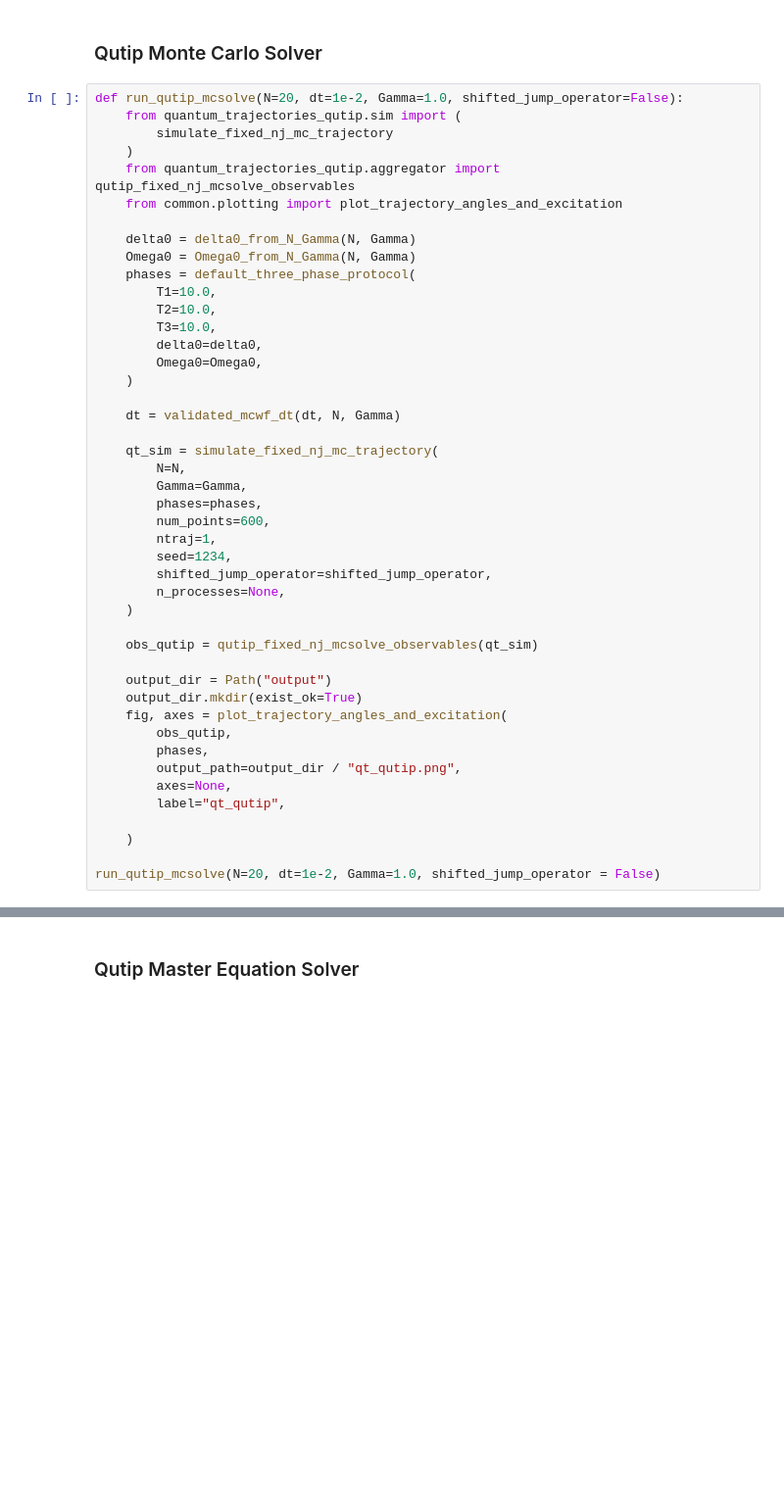
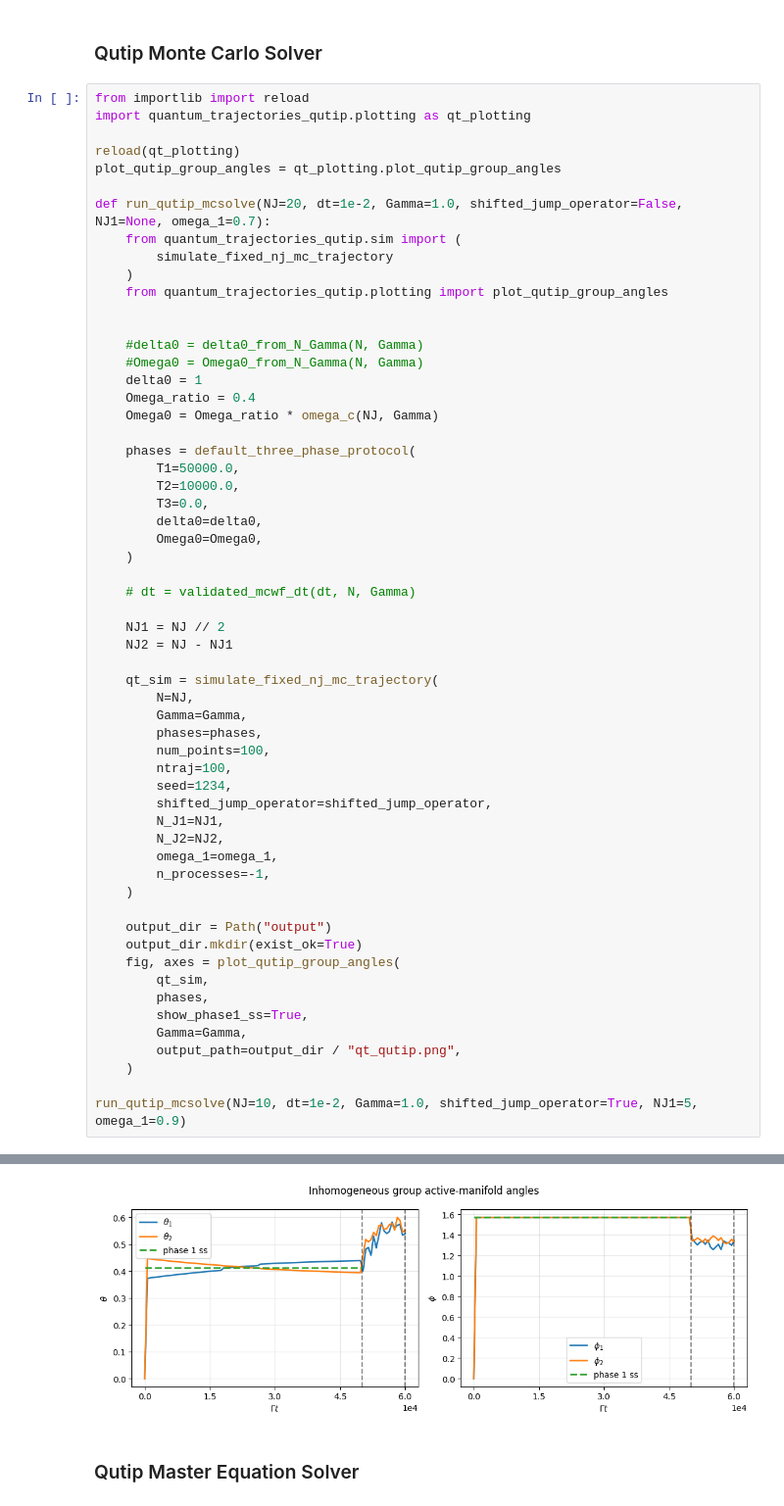
Before and after one commit to AsharKamal98/cavity-OAT, a Jupyter notebook: main.ipynb, the cells around one changed output, grey strips where cells are left out. Shown at 98% size. Drawn from its saved outputs; the diff is of its cells as text; blank space fills up the shorter version.

```diff
--- a/main.ipynb
+++ b/main.ipynb
@@ -688,47 +710,61 @@ inhom xi timing: group theta_S/phi_S construction finished in 0.000 s
 # %% [markdown]
 ### Qutip Monte Carlo Solver
 # %%
-def run_qutip_mcsolve(N=20, dt=1e-2, Gamma=1.0, shifted_jump_operator=False):
+from importlib import reload
+import quantum_trajectories_qutip.plotting as qt_plotting
+
+reload(qt_plotting)
+plot_qutip_group_angles = qt_plotting.plot_qutip_group_angles
+
+def run_qutip_mcsolve(NJ=20, dt=1e-2, Gamma=1.0, shifted_jump_operator=False, NJ1=None, omega_1=0.7):
     from quantum_trajectories_qutip.sim import (
         simulate_fixed_nj_mc_trajectory
     )
-    from quantum_trajectories_qutip.aggregator import qutip_fixed_nj_mcsolve_observables
-    from common.plotting import plot_trajectory_angles_and_excitation
+    from quantum_trajectories_qutip.plotting import plot_qutip_group_angles
 
-    delta0 = delta0_from_N_Gamma(N, Gamma)
-    Omega0 = Omega0_from_N_Gamma(N, Gamma)
+
+    #delta0 = delta0_from_N_Gamma(N, Gamma)
+    #Omega0 = Omega0_from_N_Gamma(N, Gamma)
+    delta0 = 1
+    Omega_ratio = 0.4
+    Omega0 = Omega_ratio * omega_c(NJ, Gamma)
+
     phases = default_three_phase_protocol(
-        T1=10.0,
-        T2=10.0,
-        T3=10.0,
+        T1=50000.0,
+        T2=10000.0,
+        T3=0.0,
         delta0=delta0,
         Omega0=Omega0,
     )
 
-    dt = validated_mcwf_dt(dt, N, Gamma)
+    # dt = validated_mcwf_dt(dt, N, Gamma)
+
+    NJ1 = NJ // 2
+    NJ2 = NJ - NJ1
 
     qt_sim = simulate_fixed_nj_mc_trajectory(
-        N=N,
+        N=NJ,
         Gamma=Gamma,
         phases=phases,
-        num_points=600,
-        ntraj=1,
+        num_points=100,
+        ntraj=100,
         seed=1234,
         shifted_jump_operator=shifted_jump_operator,
-        n_processes=None,
+        N_J1=NJ1,
+        N_J2=NJ2,
+        omega_1=omega_1,
+        n_processes=-1,
     )
-
-    obs_qutip = qutip_fixed_nj_mcsolve_observables(qt_sim)
 
     output_dir = Path("output")
     output_dir.mkdir(exist_ok=True)
-    fig, axes = plot_trajectory_angles_and_excitation(
-        obs_qutip,
+    fig, axes = plot_qutip_group_angles(
+        qt_sim,
         phases,
+        show_phase1_ss=True,
+        Gamma=Gamma,
         output_path=output_dir / "qt_qutip.png",
-        axes=None,
-        label="qt_qutip",
-
     )
 
-run_qutip_mcsolve(N=20, dt=1e-2, Gamma=1.0, shifted_jump_operator = False)
+run_qutip_mcsolve(NJ=10, dt=1e-2, Gamma=1.0, shifted_jump_operator=True, NJ1=5, omega_1=0.9)
+# %% [output]
@@ -735,3 +772,4 @@ run_qutip_mcsolve(N=20, dt=1e-2, Gamma=1.0, shifted_jump_operator = False)
+[figure, added]
 # %% [markdown]
 ### Qutip Master Equation Solver
 # %%
```
Also changed, not shown: parts of 2 cells of this notebook, 9 other files.
